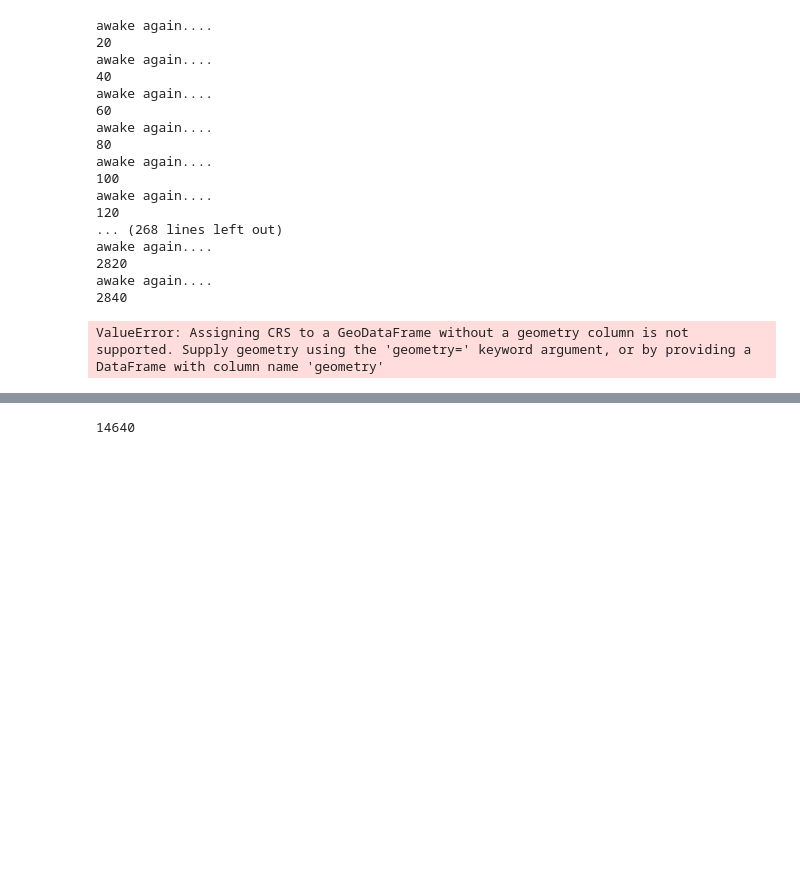
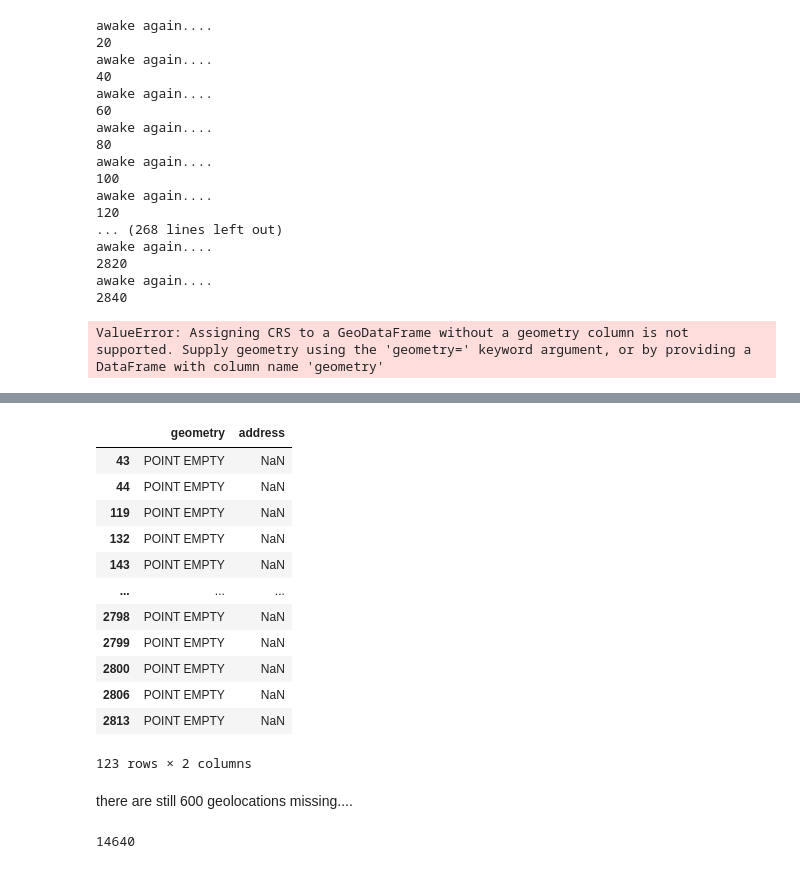
Before and after one commit to isa-sc/mda-project, a Jupyter notebook: aed_map.ipynb, the cells around one changed output, grey strips where cells are left out. Drawn from its saved outputs; the diff is of its cells as text; code cells hidden in the pictures; blank space fills up the shorter version.

Commit message:
more addresses, more annoying problems...

```diff
--- a/aed_map.ipynb
+++ b/aed_map.ipynb
@@ -164,0 +157,6 @@ len(coordinates)-len(coords_cleaned)
+# %%
+file_path = 'aed_addresses_coords2.csv'
+leftover = pd.DataFrame(coords)
+# Write the list to a CSV file
+leftover.to_csv(file_path, index=False)
+print("CSV file saved successfully.")
@@ -164,0 +165,2 @@ len(coordinates)-len(coords_cleaned)
+# %%
+coords_read = pd.read_csv(file_path)
@@ -209,3 +216,21 @@ CSV file saved successfully.
+# %%
+coords_read.loc[coords_read['geometry']=='POINT EMPTY']
+# %% [output]
+|  | geometry | address |
+| 43 | POINT EMPTY | NaN |
+| 44 | POINT EMPTY | NaN |
+| 119 | POINT EMPTY | NaN |
+| 132 | POINT EMPTY | NaN |
+| 143 | POINT EMPTY | NaN |
+| ... | ... | ... |
+| 2798 | POINT EMPTY | NaN |
+| 2799 | POINT EMPTY | NaN |
+| 2800 | POINT EMPTY | NaN |
+| 2806 | POINT EMPTY | NaN |
+| 2813 | POINT EMPTY | NaN |
+123 rows × 2 columns
+# %% [markdown]
+there are still 600 geolocations missing....
 # %%
 column_names = ['lon', 'lat']
 file_path = 'lefover_coords.csv'
```
Also changed, not shown: parts of 16 cells of this notebook, 1 other file.
